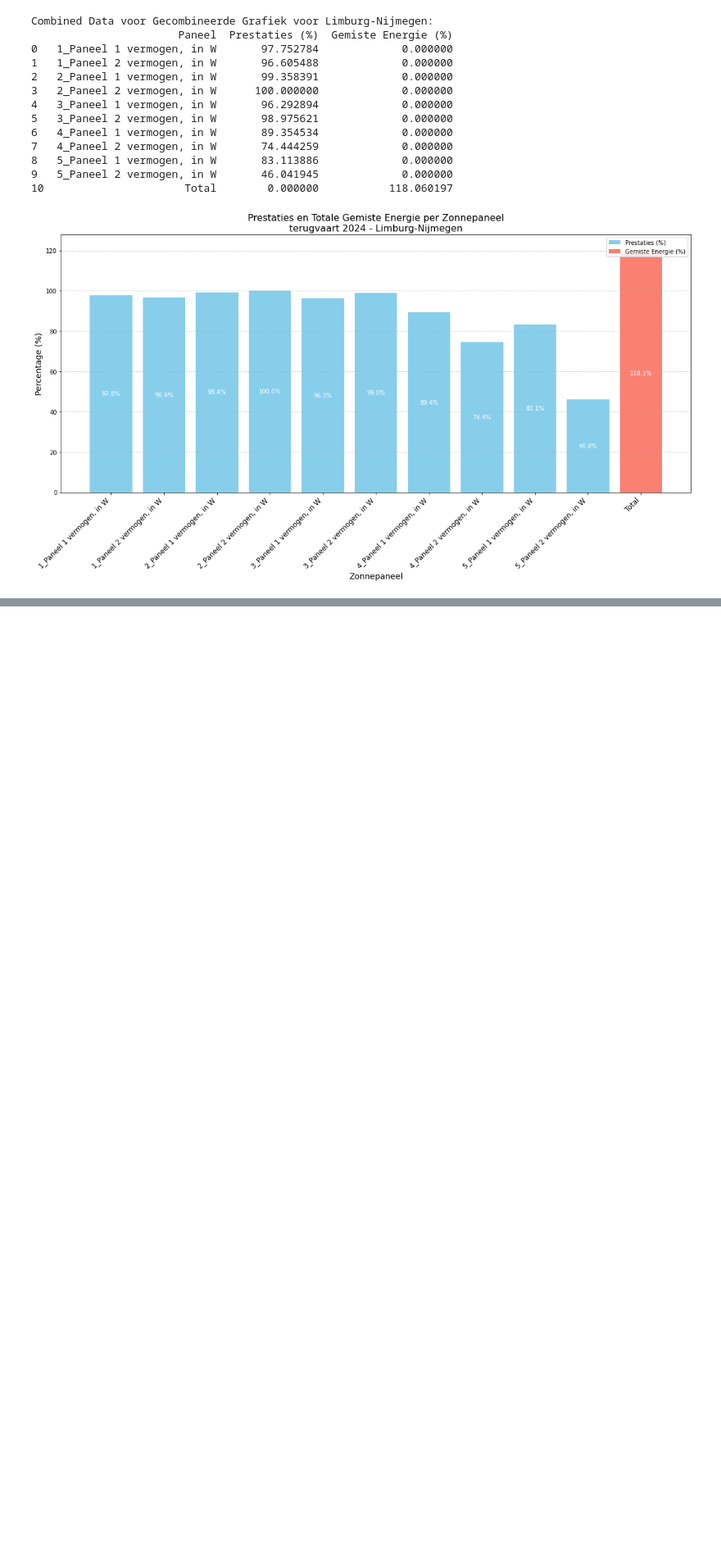
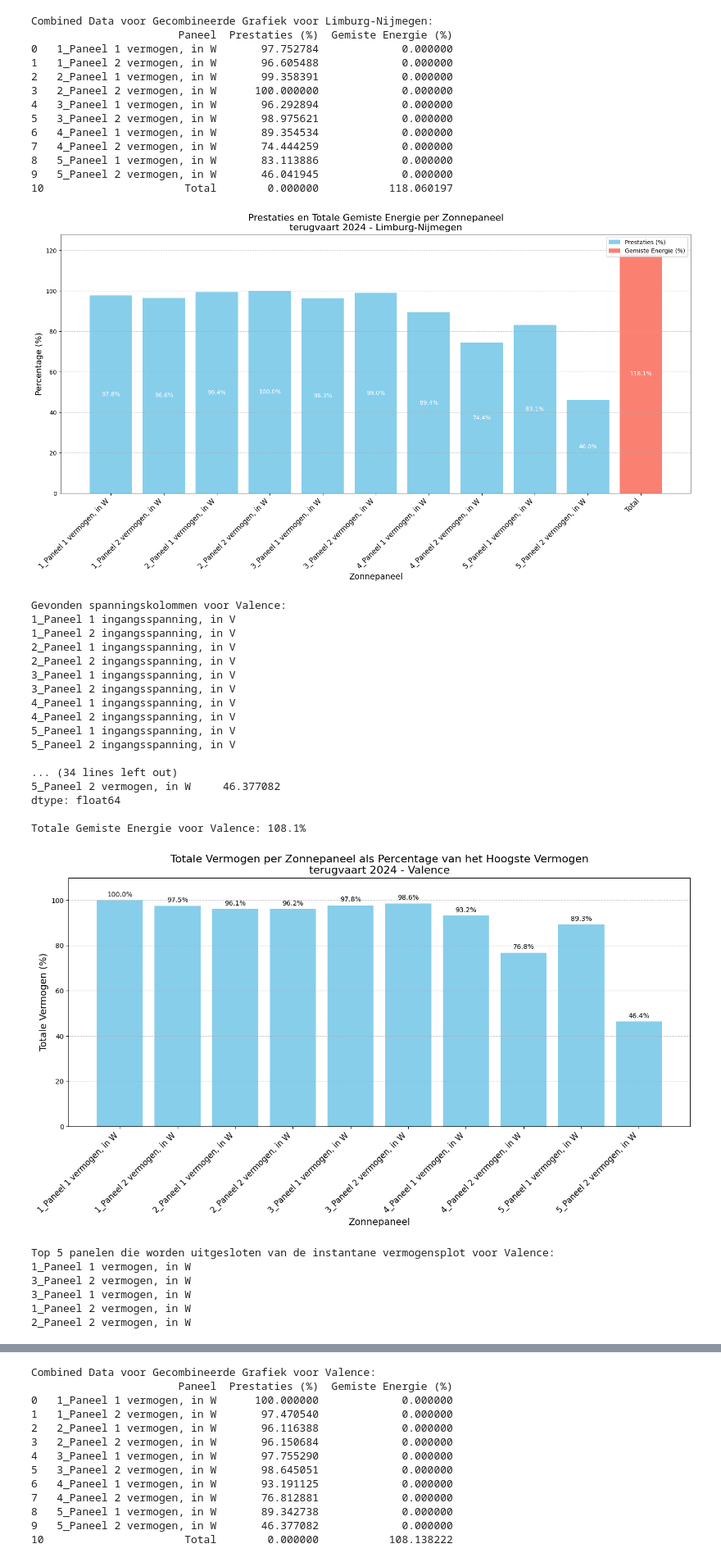
Before and after one commit to Qrax/Clean_Mobility, a Jupyter notebook: main.ipynb, the cells around one changed output, grey strips where cells are left out. Shown at 82% size. Cells and saved outputs as stored; diff of their text form; code cells hidden in the pictures; blank space fills up the shorter version.

Commit message:
Alle data gerunt

```diff
--- a/main.ipynb
+++ b/main.ipynb
@@ -71,25 +71,25 @@ import os
 # Definieer een lijst van datasets met hun directory en metadata
 datasets = [
     {
-        'directory': "../../OneDrive - HvA/Logfiles/SOLAR/2024/20240707_20240715_terugvaart/20240713_Huy-Limburg/0026 - 20240713T080342 14h37m16s 145.044km Durnal - Heel",
+        'directory': "../../../../OneDrive - HvA/Logfiles/SOLAR/2024/20240707_20240715_terugvaart/20240713_Huy-Limburg/0026 - 20240713T080342 14h37m16s 145.044km Durnal - Heel",
         'naam': "Huy-Limburg",
         'type': "terugvaart",
         'jaar': 2024
     },
     {
-        'directory': "../../OneDrive - HvA/Logfiles/SOLAR/2024/20240707_20240715_terugvaart/20240714_Limburg-Nijmegen/0028 - 20240714T061924 15h2m29s 148.594km Bunde - Lent",
+        'directory': "../../../../OneDrive - HvA/Logfiles/SOLAR/2024/20240707_20240715_terugvaart/20240714_Limburg-Nijmegen/0028 - 20240714T061924 15h2m29s 148.594km Bunde - Lent",
         'naam': "Limburg-Nijmegen",
         'type': "terugvaart",
         'jaar': 2024
     },
     {
-        'directory': "../../OneDrive - HvA/Logfiles/SOLAR/2024/20240707_20240715_terugvaart/20240708_Valence/0231 - 20240708T111346 8h9m54s 47.648km La Voulte-sur-Rhone - Tournon-sur-Rhone",
+        'directory': "../../../../OneDrive - HvA/Logfiles/SOLAR/2024/20240707_20240715_terugvaart/20240708_Valence/0231 - 20240708T111346 8h9m54s 47.648km La Voulte-sur-Rhone - Tournon-sur-Rhone",
         'naam': "Valence",
         'type': "terugvaart",
         'jaar': 2024
     },
     {
-        'directory': "../../OneDrive - HvA/Logfiles/SOLAR/2024/20240707_20240715_terugvaart/20240709_Anse_stroomafwaarts/0002 - 20240709T070429 8h16m21s 51.701km Trevoux - Givors",
+        'directory': "../../../../OneDrive - HvA/Logfiles/SOLAR/2024/20240707_20240715_terugvaart/20240709_Anse_stroomafwaarts/0002 - 20240709T070429 8h16m21s 51.701km Trevoux - Givors",
         'naam': "Anse Stroomafwaarts",
         'type': "terugvaart",
         'jaar': 2024
@@ -121,10 +121,10 @@ Label(value='')
 # Na het laden van de bestanden en het klikken op de knop
 # Controleer of 'merged_df' in result zit
 if 'merged_df' in result2:
-    #merged_df1 = result1['merged_df'].copy()
+    merged_df1 = result1['merged_df'].copy()
     merged_df2 = result2['merged_df'].copy()
-    #merged_df3 = result3['merged_df'].copy()
-    #merged_df4 = result4['merged_df'].copy()
+    merged_df3 = result3['merged_df'].copy()
+    merged_df4 = result4['merged_df'].copy()
     # Gebruik merged_df zoals je wilt
 else:
     print("De data is nog niet geladen.")
@@ -483,3 +483,30 @@ Combined Data voor Gecombineerde Grafiek voor Limburg-Nijmegen:
 9   5_Paneel 2 vermogen, in W       46.041945             0.000000
 10                      Total        0.000000           118.060197
 [figure]
+# %%
+process_and_plot(datasets[2],df=merged_df3)
+# %% [output]
+Gevonden spanningskolommen voor Valence:
+1_Paneel 1 ingangsspanning, in V
+1_Paneel 2 ingangsspanning, in V
+2_Paneel 1 ingangsspanning, in V
+2_Paneel 2 ingangsspanning, in V
+3_Paneel 1 ingangsspanning, in V
+3_Paneel 2 ingangsspanning, in V
+4_Paneel 1 ingangsspanning, in V
+4_Paneel 2 ingangsspanning, in V
+5_Paneel 1 ingangsspanning, in V
+5_Paneel 2 ingangsspanning, in V
+
+... (34 lines left out)
+5_Paneel 2 vermogen, in W     46.377082
+dtype: float64
+
+Totale Gemiste Energie voor Valence: 108.1%
+[figure, added]
+Top 5 panelen die worden uitgesloten van de instantane vermogensplot voor Valence:
+1_Paneel 1 vermogen, in W
+3_Paneel 2 vermogen, in W
+3_Paneel 1 vermogen, in W
+1_Paneel 2 vermogen, in W
+2_Paneel 2 vermogen, in W
@@ -485,0 +515,13 @@ Combined Data voor Gecombineerde Grafiek voor Limburg-Nijmegen:
+Combined Data voor Gecombineerde Grafiek voor Valence:
+                       Paneel  Prestaties (%)  Gemiste Energie (%)
+0   1_Paneel 1 vermogen, in W      100.000000             0.000000
+1   1_Paneel 2 vermogen, in W       97.470540             0.000000
+2   2_Paneel 1 vermogen, in W       96.116388             0.000000
+3   2_Paneel 2 vermogen, in W       96.150684             0.000000
+4   3_Paneel 1 vermogen, in W       97.755290             0.000000
+5   3_Paneel 2 vermogen, in W       98.645051             0.000000
+6   4_Paneel 1 vermogen, in W       93.191125             0.000000
+7   4_Paneel 2 vermogen, in W       76.812881             0.000000
+8   5_Paneel 1 vermogen, in W       89.342738             0.000000
+9   5_Paneel 2 vermogen, in W       46.377082             0.000000
+10                      Total        0.000000           108.138222
```
Also changed, not shown: parts of 4 cells of this notebook.
